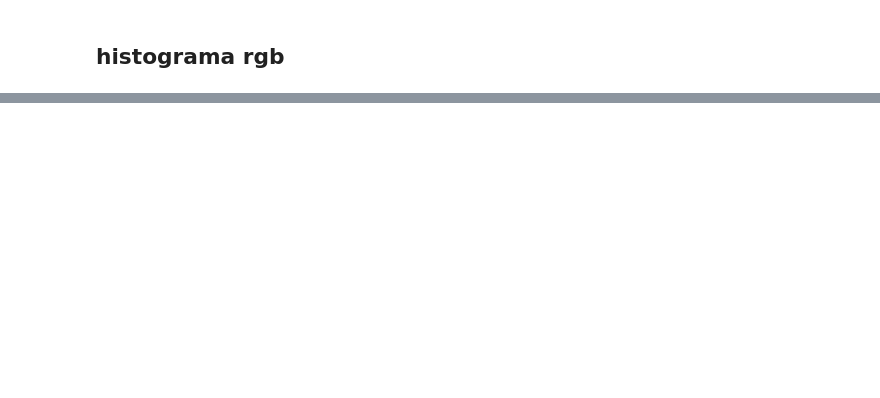
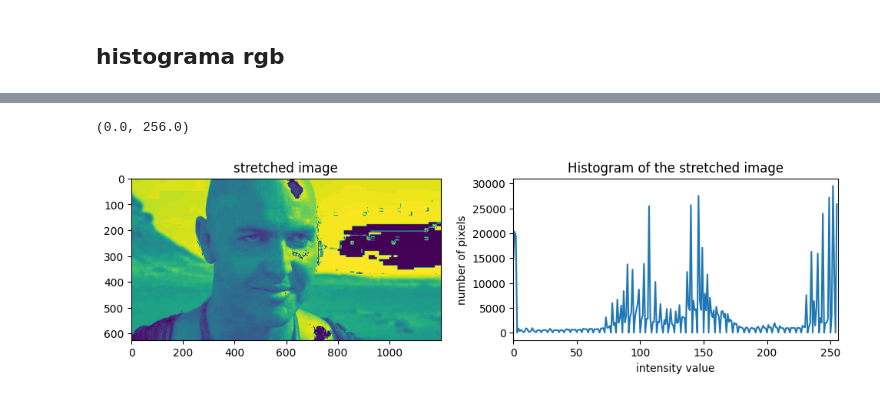
Before and after one commit to Bround07/Myproject, a Jupyter notebook: mynote.ipynb, the cells around one changed output, grey strips where cells are left out. Drawn from its saved outputs; the diff is of its cells as text; code cells hidden in the pictures; blank space fills up the shorter version.

```diff
--- a/mynote.ipynb
+++ b/mynote.ipynb
@@ -109,27 +111,37 @@ for (i,col) in zip([b,g,r],colors):
 # %%
 
-m, n = img.shape
+image = cv2.imread('image.jpg',cv2.IMREAD_GRAYSCALE)
 
-image = cv2.imread('image.jpg')
+minima= np.min(image)
+maxima= 200
+
+img_est= np.uint8(((image - minima)/(maxima - minima))*255)
+hist_est= cv2.calcHist([img_est],[0],None,[256],[0,256])
+
 # plotting the histogram
-plt.stem(r1, count1)
+plt.figure(figsize=(12,6))
+
+plt.subplot(2,2,1)
 plt.xlabel('intensity value')
 plt.ylabel('number of pixels')
-plt.title('Histogram of the original image')
+plt.plot(image)
+plt.title('imagen original')
 
-# Transformation to obtain stretching
-constant = (0-img.min())/(img.max()-img.min())
-img_stretch = img * constant
-r, count = hist_plot(img_stretch)
 
-# plotting the histogram
-plt.stem(r, count)
+plt.subplot(2,2,1)
+plt.imshow(img_est)
+plt.title('stretched image')
+
+
+plt.subplot(2,2,2)
 plt.xlabel('intensity value')
 plt.ylabel('number of pixels')
+plt.plot(hist_est)
 plt.title('Histogram of the stretched image')
-
-# Storing stretched Image
-cv2.imwrite('Stretched Image 4.png', img_stretch)
+plt.xlim([0,256])
+# %% [output]
+(0.0, 256.0)
+[figure, added]
 # %%
 plt.close()
 cv2.waitKey(0)
```
Also changed, not shown: parts of 6 cells of this notebook, 1 other file.
